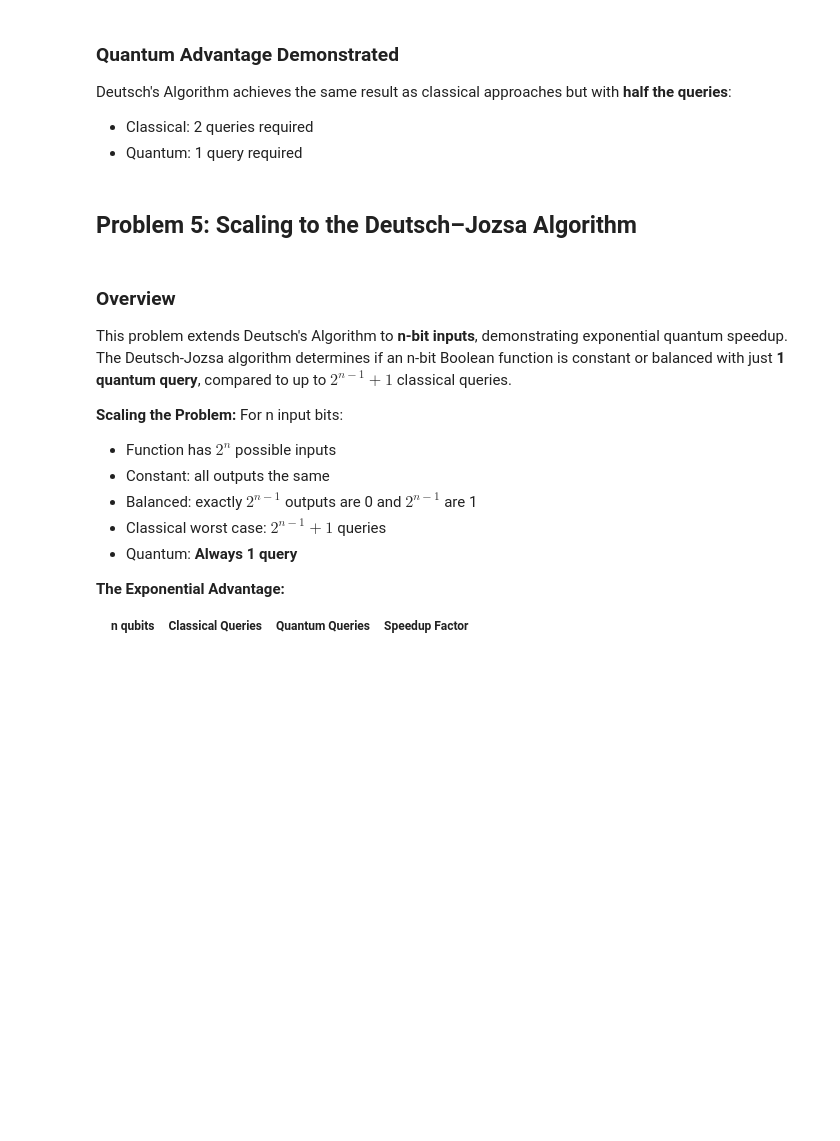
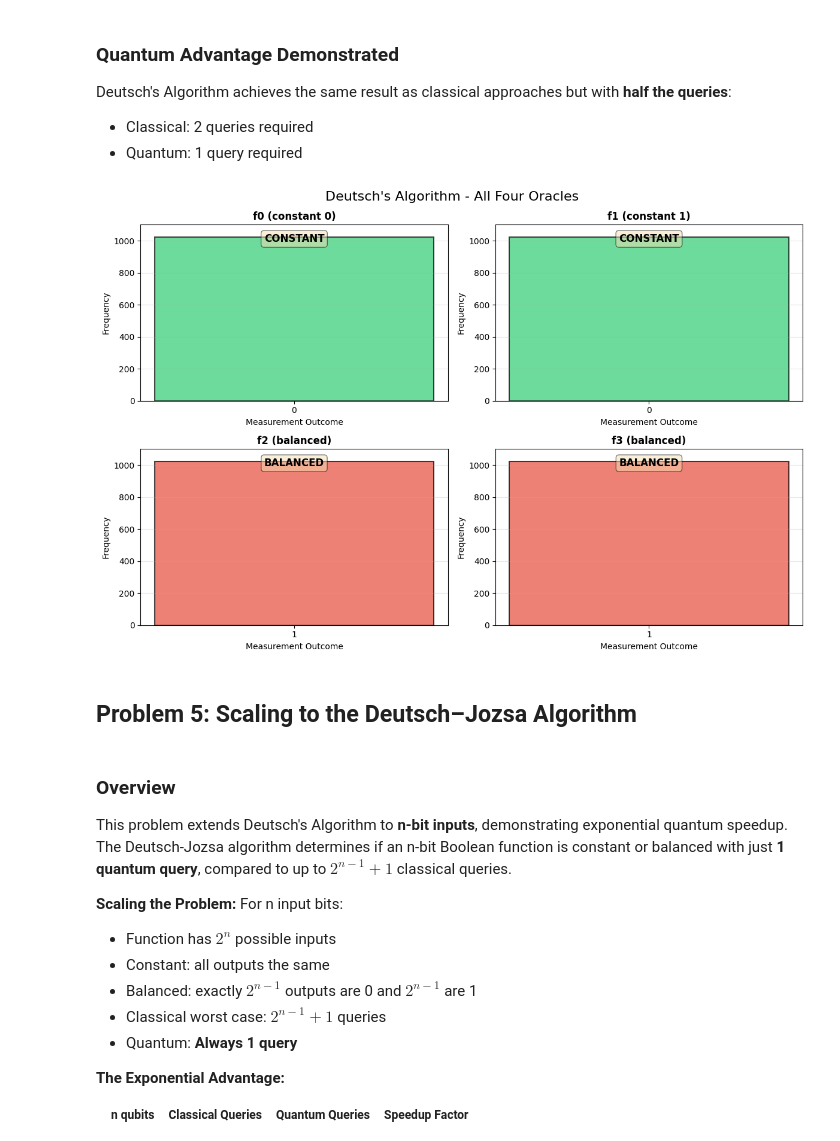
Before and after one commit to Shayanny/Emerging-Tech, a Jupyter notebook: problems.ipynb, the cells around one changed output. Saved outputs shown, nothing was run; the diff lists cells and outputs as text; code cells hidden in the pictures; blank space fills up the shorter version.

```diff
--- a/problems.ipynb
+++ b/problems.ipynb
@@ -632,6 +640,35 @@ f3 (Balanced - NOT)       → Measured: {'1': 1024}
 Deutsch's Algorithm achieves the same result as classical approaches but with **half the queries**:
 - Classical: 2 queries required
 - Quantum: 1 query required
+# %%
+# Create comparison visualization
+fig, axes = plt.subplots(2, 2, figsize=(12, 8))
+fig.suptitle("Deutsch's Algorithm - All Four Oracles", fontsize=16)
+
+for idx, (name, counts) in enumerate(results.items()):
+    ax = axes[idx // 2, idx % 2]
+    outcomes = list(counts.keys())
+    frequencies = list(counts.values())
+
+    colors = ['#2ecc71' if k == '0' else '#e74c3c' for k in outcomes]
+    ax.bar(outcomes, frequencies, color=colors, alpha=0.7, edgecolor='black', linewidth=1.5)
+    ax.set_title(name, fontsize=12, fontweight='bold')
+    ax.set_xlabel('Measurement Outcome')
+    ax.set_ylabel('Frequency')
+    ax.set_ylim([0, 1100])
+    ax.grid(axis='y', alpha=0.3)
+
+    # Add result annotation
+    result_type = 'CONSTANT' if '0' in outcomes and counts.get('0', 0) > 500 else 'BALANCED'
+    ax.text(0.5, 0.95, result_type, transform=ax.transAxes,
+            fontsize=12, fontweight='bold',
+            ha='center', va='top',
+            bbox=dict(boxstyle='round', facecolor='wheat', alpha=0.5))
+
+plt.tight_layout()
+plt.show();
+# %% [output]
+[figure, added]
 # %% [markdown]
 ## Problem 5: Scaling to the Deutsch–Jozsa Algorithm
 # %% [markdown]
```
Also changed, not shown: parts of 8 cells of this notebook.
